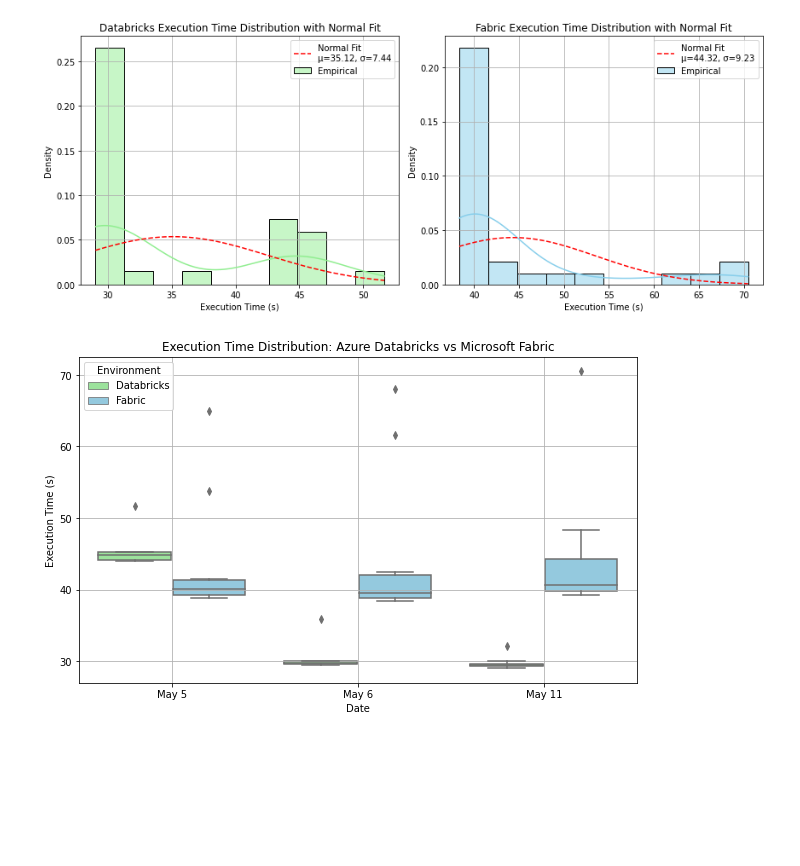
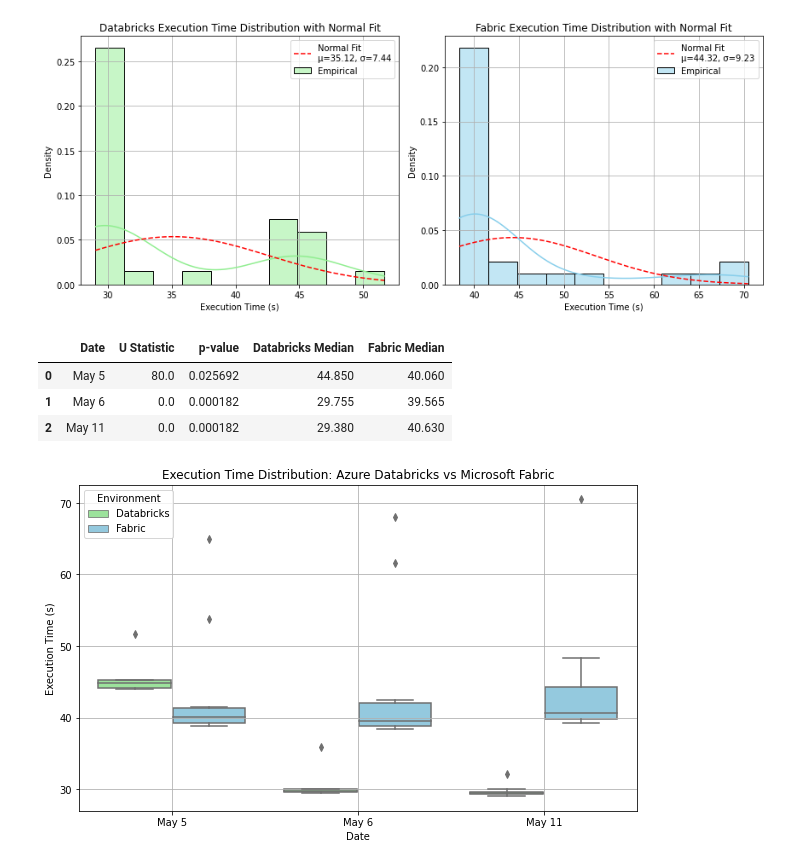
Before and after one commit to MHeini/2110837746_Maria_Heinrich, a Jupyter notebook: performance_analysis_full_updated.ipynb, the cells around one changed output. Saved outputs shown, nothing was run; the diff lists cells and outputs as text; code cells hidden in the pictures; blank space fills up the shorter version.

```diff
--- a/performance_analysis_full_updated.ipynb
+++ b/performance_analysis_full_updated.ipynb
@@ -82,6 +83,34 @@ plt.tight_layout()
 plt.show()
 # %% [output]
 [figure]
+# %%
+from IPython.display import display
+import pandas as pd
+from scipy.stats import mannwhitneyu
+
+# Assuming df is already loaded and processed as shown earlier
+
+test_results = []
+for day in df["Date"].unique():
+    group_databricks = df[(df["Date"] == day) & (df["Environment"] == "Databricks")]["Execution Time (s)"]
+    group_fabric = df[(df["Date"] == day) & (df["Environment"] == "Fabric")]["Execution Time (s)"]
+
+    u_stat, p_value = mannwhitneyu(group_databricks, group_fabric, alternative='two-sided')
+    test_results.append({
+        "Date": day,
+        "U Statistic": u_stat,
+        "p-value": p_value,
+        "Databricks Median": group_databricks.median(),
+        "Fabric Median": group_fabric.median()
+    })
+
+results_df = pd.DataFrame(test_results)
+display(results_df)
+# %% [output]
+|  | Date | U Statistic | p-value | Databricks Median | Fabric Median |
+| 0 | May 5 | 80.0 | 0.025692 | 44.850 | 40.060 |
+| 1 | May 6 | 0.0 | 0.000182 | 29.755 | 39.565 |
+| 2 | May 11 | 0.0 | 0.000182 | 29.380 | 40.630 |
 # %%
 
 # Define custom colors
```
Also changed, not shown: parts of 1 cell of this notebook.
